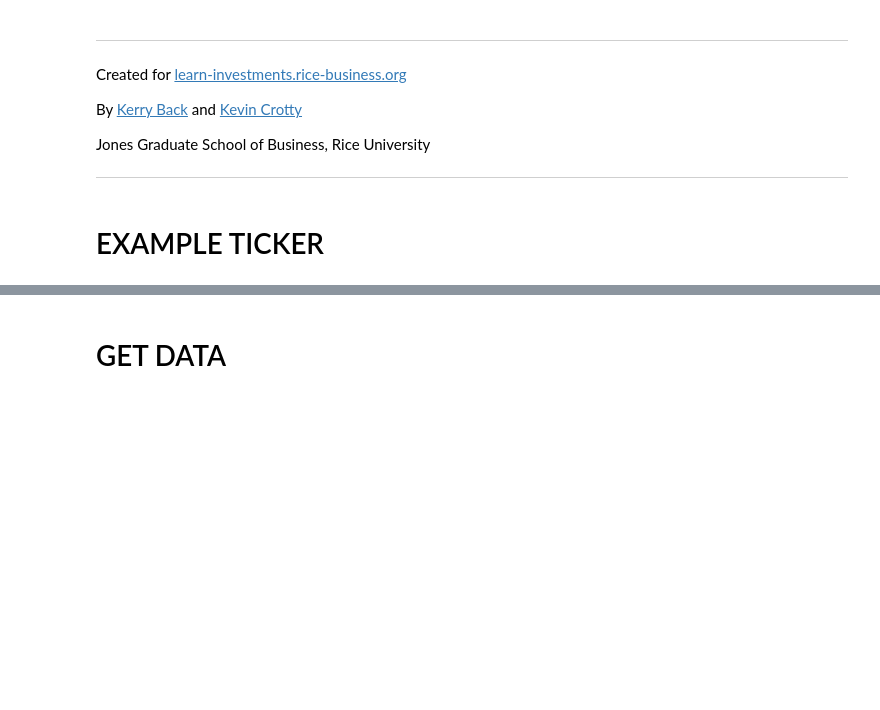
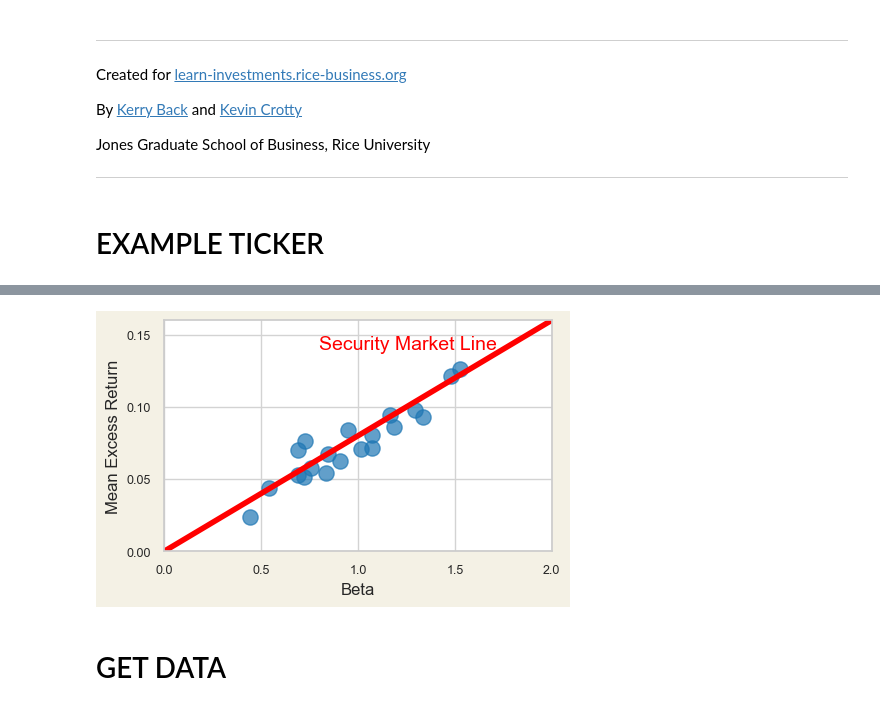
Before and after one commit to kerryback/genai4finance, a Jupyter notebook: notebooks/capm_cost_of_equity_calculator.ipynb, the cells around one changed output, grey strips where cells are left out. Cells and saved outputs as stored; diff of their text form; code cells hidden in the pictures; blank space fills up the shorter version.

```diff
--- a/notebooks/capm_cost_of_equity_calculator.ipynb
+++ b/notebooks/capm_cost_of_equity_calculator.ipynb
@@ -15,3 +67,39 @@ ticker = "WMT"
+# %%
+# Create figure with background color
+fig, ax = plt.subplots(figsize=(5, 3))
+fig.set_facecolor('#f4f1e5')  # Set figure/margin background color
+ax.set_facecolor('white')     # Set plot area background color
+
+# Plot scatter points
+ax.scatter(x, y, s=120, alpha=0.7)
+
+# Plot the beta line
+x1 = np.array([0, 2])  # x range
+y1 = 0.08 * x1  # y = beta * x
+ax.plot(x1, y1, linewidth=4, color="red")
+
+# Style settings
+ax.grid(True, color='lightgray')
+
+plt.annotate('Security Market Line', xy=(0.8, 0.14), xytext=(0.8, 0.14),
+             color='red', fontsize=14)
+
+# Set axis labels with fontsize 14
+plt.xlabel('Beta', fontsize=12)
+plt.ylabel('Mean Excess Return', fontsize=12)
+plt.yticks([0, 0.05, 0.1, 0.15])
+plt.xticks([0, 0.5, 1, 1.5, 2])
+plt.xlim(0, 2)
+plt.ylim(0, 0.16)
+
+plt.tick_params(axis='both', which='major', labelsize=9)
+
+# Save with consistent background color
+plt.savefig("../posts/03-capm/capm.jpg",
+            facecolor='#f4f1e5',
+            bbox_inches='tight')
+# %% [output]
+[figure, added]
 # %% [markdown]
 # GET DATA
 # %%
```
Also changed, not shown: parts of 4 cells of this notebook, 22 other files.
